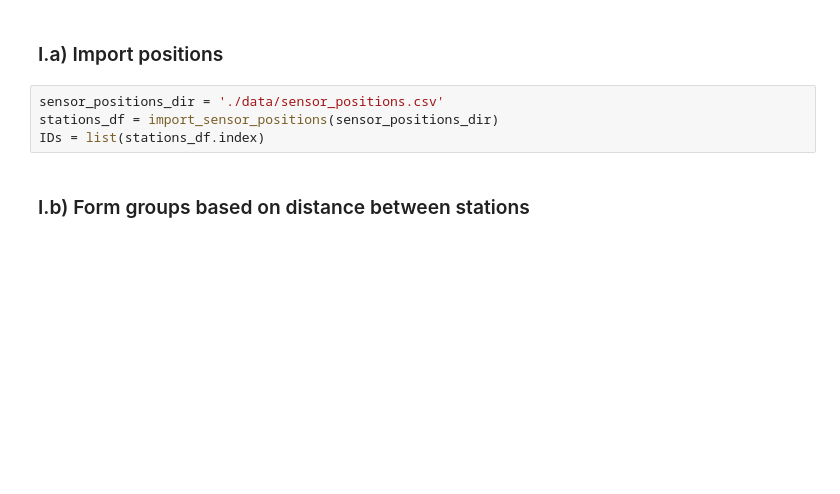
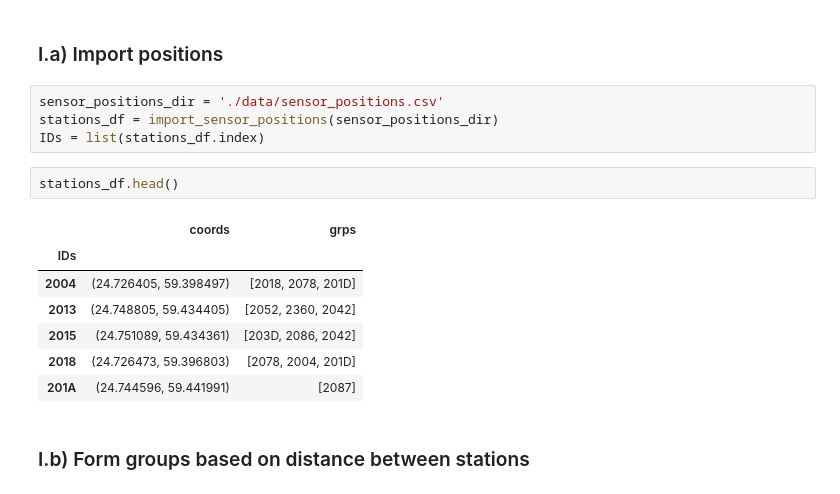
Before and after one commit to fahaerte/LSIES-FinalAssignment, a Jupyter notebook: Interpolation_LagPlots.ipynb, the cells around one changed output. Saved outputs shown, nothing was run; the diff lists cells and outputs as text; blank space fills up the shorter version.

```diff
--- a/Interpolation_LagPlots.ipynb
+++ b/Interpolation_LagPlots.ipynb
@@ -18,6 +18,16 @@ from Helper_funcs import *
 sensor_positions_dir = './data/sensor_positions.csv'
 stations_df = import_sensor_positions(sensor_positions_dir)
 IDs = list(stations_df.index)
+# %%
+stations_df.head()
+# %% [output]
+|  | coords | grps |
+| IDs |  |  |
+| 2004 | (24.726405, 59.398497) | [2018, 2078, 201D] |
+| 2013 | (24.748805, 59.434405) | [2052, 2360, 2042] |
+| 2015 | (24.751089, 59.434361) | [203D, 2086, 2042] |
+| 2018 | (24.726473, 59.396803) | [2078, 2004, 201D] |
+| 201A | (24.744596, 59.441991) | [2087] |
 # %% [markdown]
 ### I.b) Form groups based on distance between stations ###
 # %%
```
Also changed, not shown: 3 other files.
